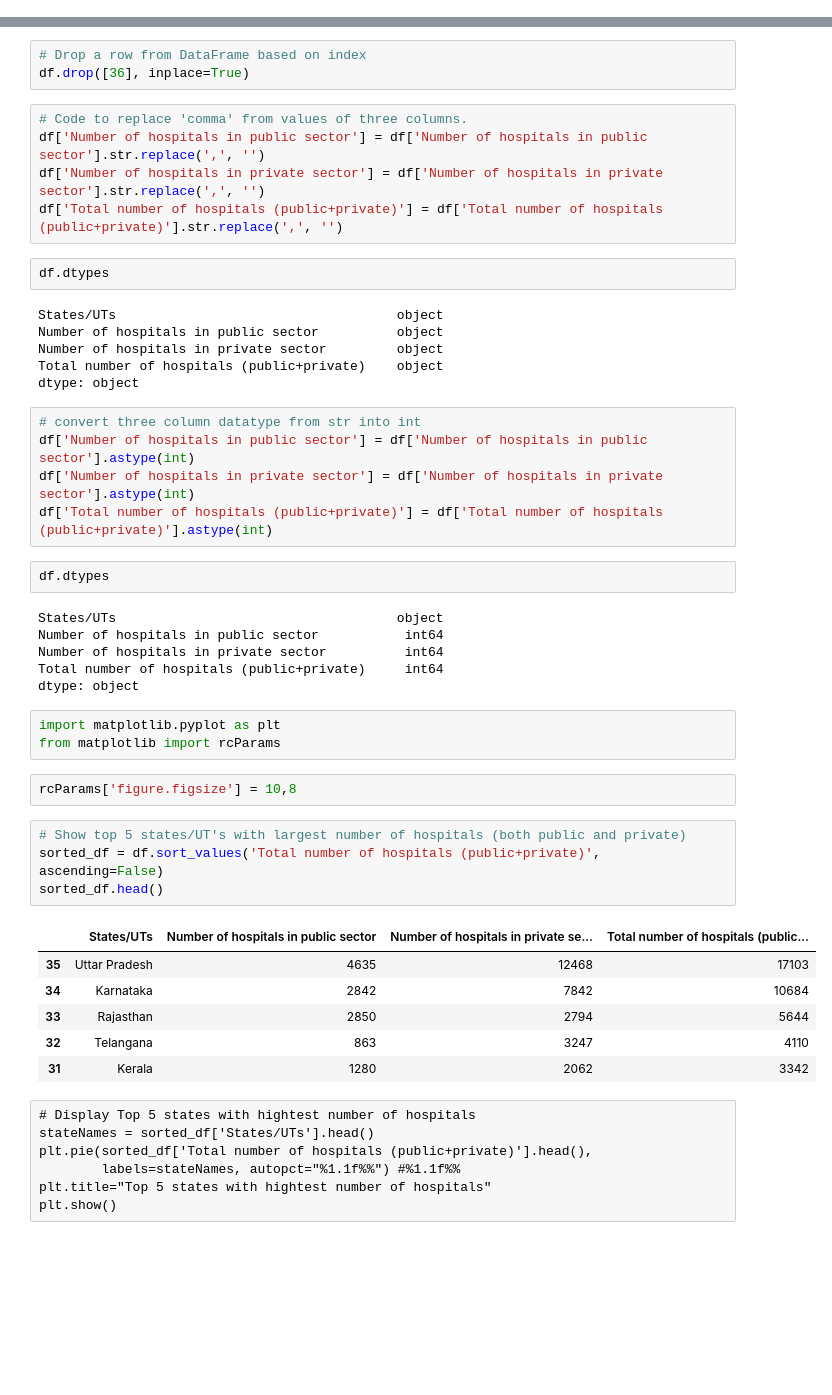
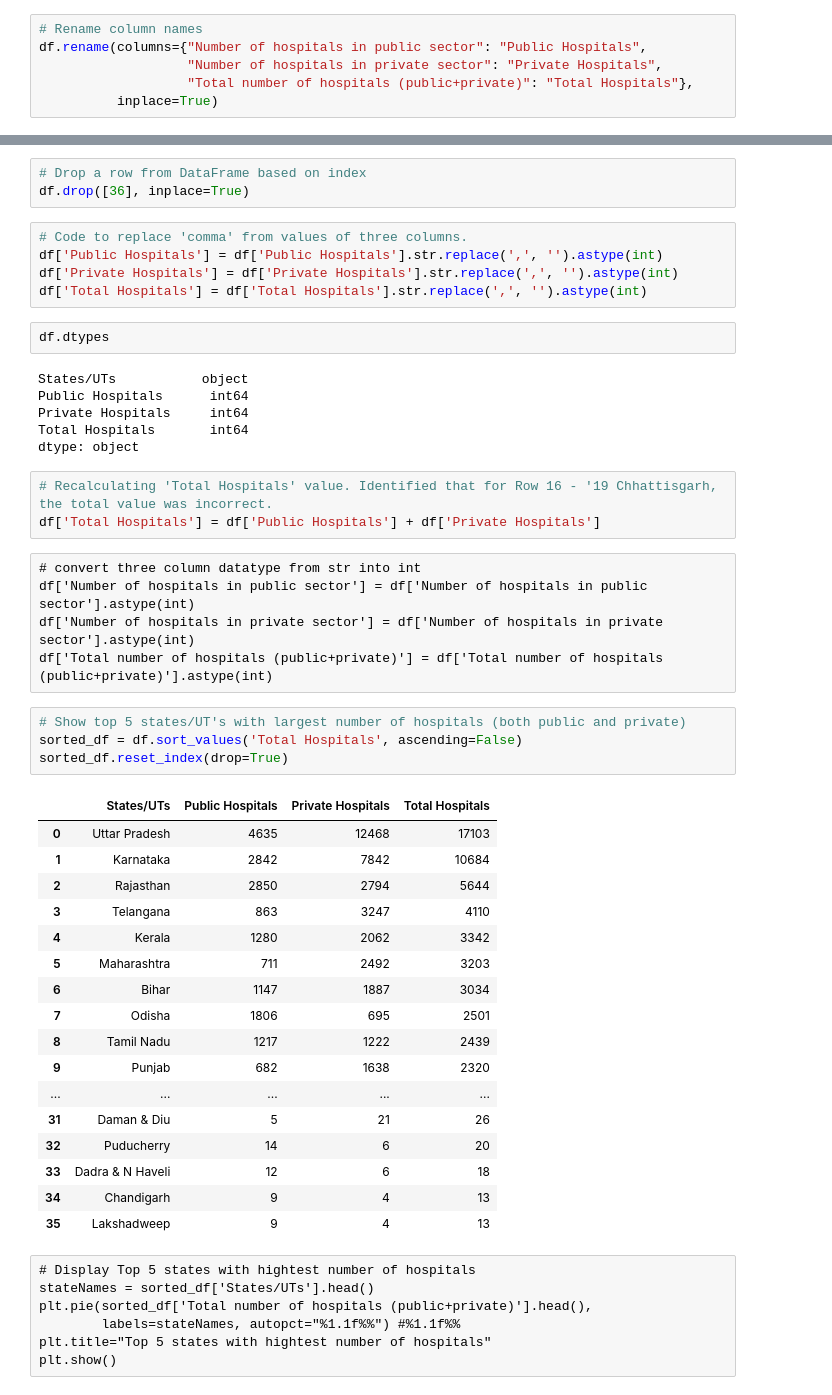
Before and after one commit to srikanthbhadragiri/datascience, a Jupyter notebook: notebooks/Hospitals-States-Public-Private-Count.ipynb, the cells around one changed output, grey strips where cells are left out. Drawn from its saved outputs; the diff is of its cells as text; blank space fills up the shorter version.

```diff
--- a/notebooks/Hospitals-States-Public-Private-Count.ipynb
+++ b/notebooks/Hospitals-States-Public-Private-Count.ipynb
@@ -42,3 +38,9 @@ df.head()
+# %%
+# Rename column names
+df.rename(columns={"Number of hospitals in public sector": "Public Hospitals",
+                   "Number of hospitals in private sector": "Private Hospitals",
+                   "Total number of hospitals (public+private)": "Total Hospitals"},
+          inplace=True)
 # %%
 df.describe()
 # %% [output]
@@ -100,46 +102,47 @@ df[df['Number of hospitals in public sector'].isna() |
 df.drop([36], inplace=True)
 # %%
 # Code to replace 'comma' from values of three columns.
-df['Number of hospitals in public sector'] = df['Number of hospitals in public sector'].str.replace(',', '')
-df['Number of hospitals in private sector'] = df['Number of hospitals in private sector'].str.replace(',', '')
-df['Total number of hospitals (public+private)'] = df['Total number of hospitals (public+private)'].str.replace(',', '')
+df['Public Hospitals'] = df['Public Hospitals'].str.replace(',', '').astype(int)
+df['Private Hospitals'] = df['Private Hospitals'].str.replace(',', '').astype(int)
+df['Total Hospitals'] = df['Total Hospitals'].str.replace(',', '').astype(int)
 # %%
 df.dtypes
 # %% [output]
-States/UTs                                    object
-Number of hospitals in public sector          object
-Number of hospitals in private sector         object
-Total number of hospitals (public+private)    object
+States/UTs           object
+Public Hospitals      int64
+Private Hospitals     int64
+Total Hospitals       int64
 dtype: object
-# %%
-# convert three column datatype from str into int
-df['Number of hospitals in public sector'] = df['Number of hospitals in public sector'].astype(int)
-df['Number of hospitals in private sector'] = df['Number of hospitals in private sector'].astype(int)
-df['Total number of hospitals (public+private)'] = df['Total number of hospitals (public+private)'].astype(int)
-# %%
-df.dtypes
-# %% [output]
-States/UTs                                    object
-Number of hospitals in public sector           int64
-Number of hospitals in private sector          int64
-Total number of hospitals (public+private)     int64
-dtype: object
-# %%
-import matplotlib.pyplot as plt
-from matplotlib import rcParams
-# %%
-rcParams['figure.figsize'] = 10,8
+# %%
+# Recalculating 'Total Hospitals' value. Identified that for Row 16 - '19 Chhattisgarh, the total value was incorrect.
+df['Total Hospitals'] = df['Public Hospitals'] + df['Private Hospitals']
+# %% [raw]
+# convert three column datatype from str into int
+df['Number of hospitals in public sector'] = df['Number of hospitals in public sector'].astype(int)
+df['Number of hospitals in private sector'] = df['Number of hospitals in private sector'].astype(int)
+df['Total number of hospitals (public+private)'] = df['Total number of hospitals (public+private)'].astype(int)
 # %%
 # Show top 5 states/UT's with largest number of hospitals (both public and private)
-sorted_df = df.sort_values('Total number of hospitals (public+private)', ascending=False)
-sorted_df.head()
+sorted_df = df.sort_values('Total Hospitals', ascending=False)
+sorted_df.reset_index(drop=True)
 # %% [output]
-|  | States/UTs | Number of hospitals in public sector | Number of hospitals in private se... | Total number of hospitals (public... |
-| 35 | Uttar Pradesh | 4635 | 12468 | 17103 |
-| 34 | Karnataka | 2842 | 7842 | 10684 |
-| 33 | Rajasthan | 2850 | 2794 | 5644 |
-| 32 | Telangana | 863 | 3247 | 4110 |
-| 31 | Kerala | 1280 | 2062 | 3342 |
+|  | States/UTs | Public Hospitals | Private Hospitals | Total Hospitals |
+| 0 | Uttar Pradesh | 4635 | 12468 | 17103 |
+| 1 | Karnataka | 2842 | 7842 | 10684 |
+| 2 | Rajasthan | 2850 | 2794 | 5644 |
+| 3 | Telangana | 863 | 3247 | 4110 |
+| 4 | Kerala | 1280 | 2062 | 3342 |
+| 5 | Maharashtra | 711 | 2492 | 3203 |
+| 6 | Bihar | 1147 | 1887 | 3034 |
+| 7 | Odisha | 1806 | 695 | 2501 |
+| 8 | Tamil Nadu | 1217 | 1222 | 2439 |
+| 9 | Punjab | 682 | 1638 | 2320 |
+| ... | ... | ... | ... | ... |
+| 31 | Daman & Diu | 5 | 21 | 26 |
+| 32 | Puducherry | 14 | 6 | 20 |
+| 33 | Dadra & N Haveli | 12 | 6 | 18 |
+| 34 | Chandigarh | 9 | 4 | 13 |
+| 35 | Lakshadweep | 9 | 4 | 13 |
 # %% [raw]
 # Display Top 5 states with hightest number of hospitals
 stateNames = sorted_df['States/UTs'].head()
```
Also changed, not shown: parts of 16 cells of this notebook, 1 other file.
